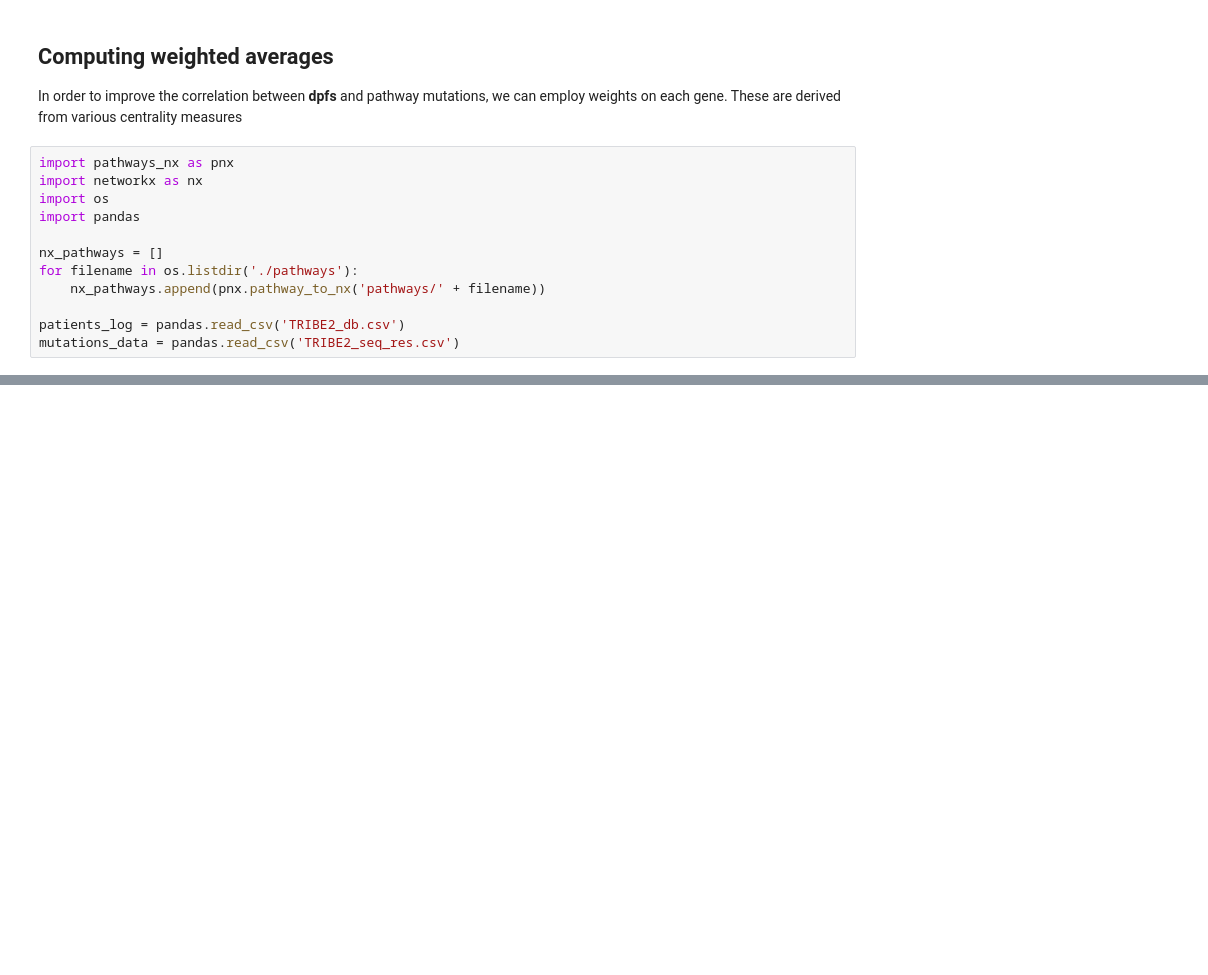
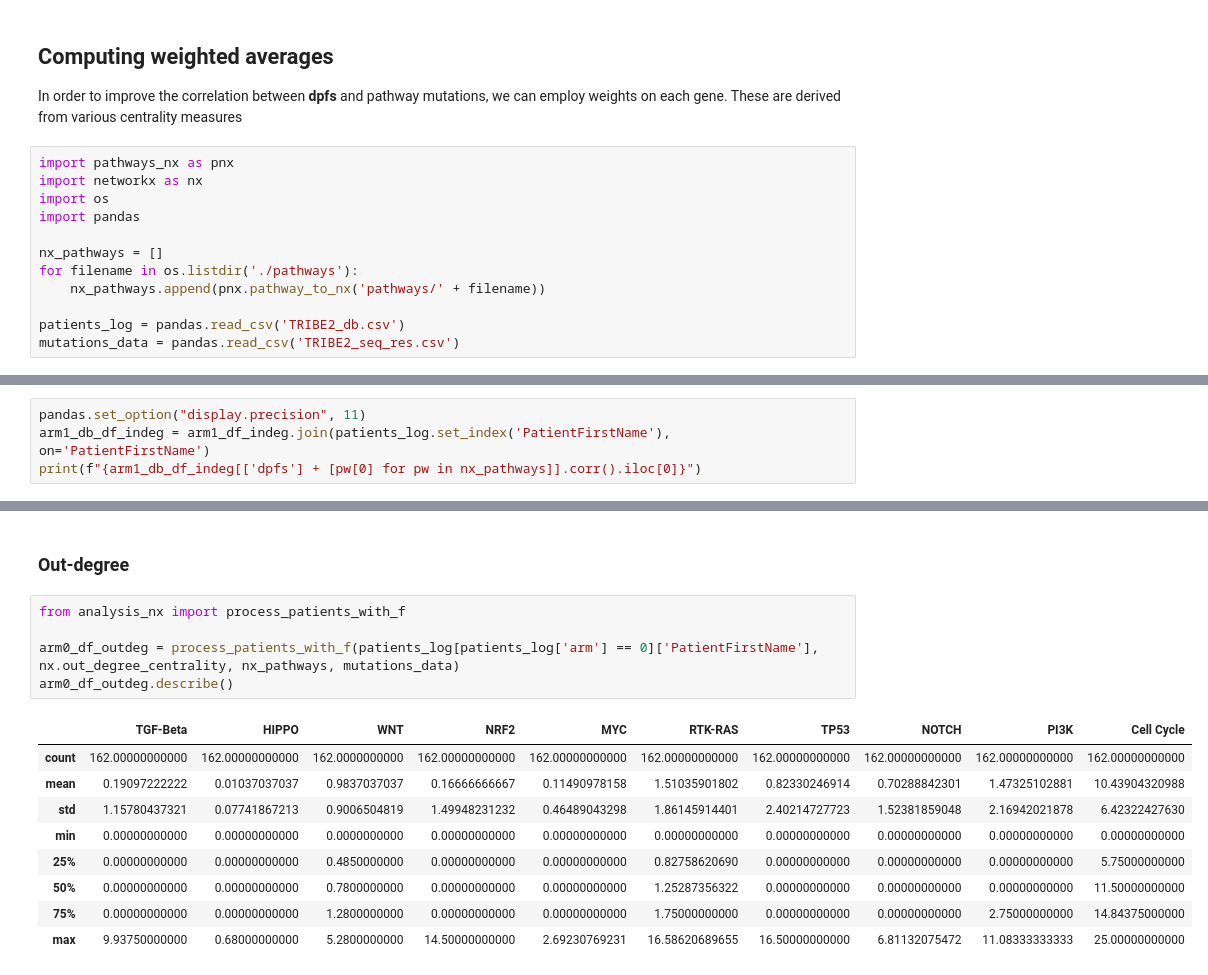
Before and after one commit to sykhro/cancol-analysis, a Jupyter notebook: pancan.ipynb, the cells around one changed output, grey strips where cells are left out. Cells and saved outputs as stored; diff of their text form; blank space fills up the shorter version.

```diff
--- a/pancan.ipynb
+++ b/pancan.ipynb
@@ -137,0 +146,4 @@ print(w, d, sum(d.values()))
+# %%
+pandas.set_option("display.precision", 11)
+arm1_db_df_indeg = arm1_df_indeg.join(patients_log.set_index('PatientFirstName'), on='PatientFirstName')
+print(f"{arm1_db_df_indeg[['dpfs'] + [pw[0] for pw in nx_pathways]].corr().iloc[0]}")
@@ -137,0 +163,17 @@ print(w, d, sum(d.values()))
+# %% [markdown]
+### Out-degree
+# %%
+from analysis_nx import process_patients_with_f
+
+arm0_df_outdeg = process_patients_with_f(patients_log[patients_log['arm'] == 0]['PatientFirstName'], nx.out_degree_centrality, nx_pathways, mutations_data)
+arm0_df_outdeg.describe()
+# %% [output]
+|  | TGF-Beta | HIPPO | WNT | NRF2 | MYC | RTK-RAS | TP53 | NOTCH | PI3K | Cell Cycle |
+| count | 162.00000000000 | 162.00000000000 | 162.0000000000 | 162.00000000000 | 162.00000000000 | 162.00000000000 | 162.00000000000 | 162.00000000000 | 162.00000000000 | 162.00000000000 |
+| mean | 0.19097222222 | 0.01037037037 | 0.9837037037 | 0.16666666667 | 0.11490978158 | 1.51035901802 | 0.82330246914 | 0.70288842301 | 1.47325102881 | 10.43904320988 |
+| std | 1.15780437321 | 0.07741867213 | 0.9006504819 | 1.49948231232 | 0.46489043298 | 1.86145914401 | 2.40214727723 | 1.52381859048 | 2.16942021878 | 6.42322427630 |
+| min | 0.00000000000 | 0.00000000000 | 0.0000000000 | 0.00000000000 | 0.00000000000 | 0.00000000000 | 0.00000000000 | 0.00000000000 | 0.00000000000 | 0.00000000000 |
+| 25% | 0.00000000000 | 0.00000000000 | 0.4850000000 | 0.00000000000 | 0.00000000000 | 0.82758620690 | 0.00000000000 | 0.00000000000 | 0.00000000000 | 5.75000000000 |
+| 50% | 0.00000000000 | 0.00000000000 | 0.7800000000 | 0.00000000000 | 0.00000000000 | 1.25287356322 | 0.00000000000 | 0.00000000000 | 0.00000000000 | 11.50000000000 |
+| 75% | 0.00000000000 | 0.00000000000 | 1.2800000000 | 0.00000000000 | 0.00000000000 | 1.75000000000 | 0.00000000000 | 0.00000000000 | 2.75000000000 | 14.84375000000 |
+| max | 9.93750000000 | 0.68000000000 | 5.2800000000 | 14.50000000000 | 2.69230769231 | 16.58620689655 | 16.50000000000 | 6.81132075472 | 11.08333333333 | 25.00000000000 |
```
Also changed, not shown: parts of 28 cells of this notebook.
